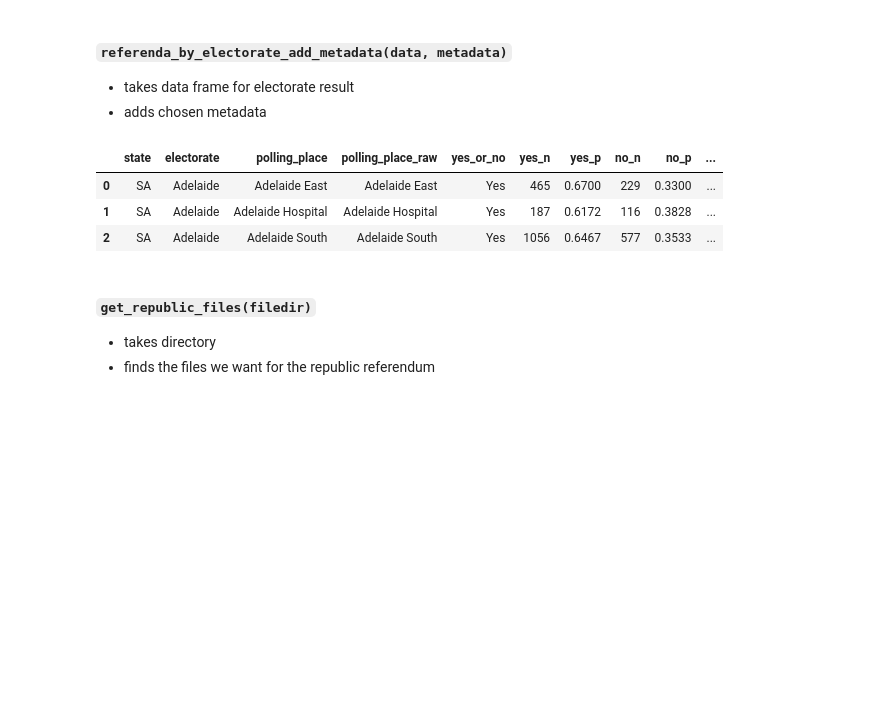
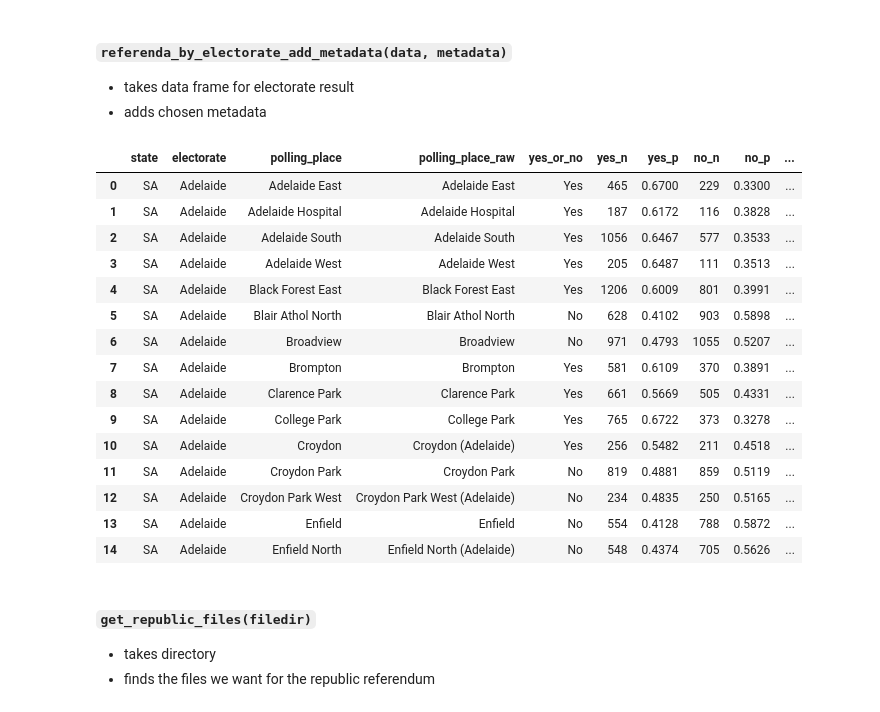
Before and after one commit to jaketclarke/australian_referenda, a Jupyter notebook: referenda_data_cleanup.ipynb, the cells around one changed output. Cells and saved outputs as stored; diff of their text form; code cells hidden in the pictures; blank space fills up the shorter version.

```diff
--- a/referenda_data_cleanup.ipynb
+++ b/referenda_data_cleanup.ipynb
@@ -294,23 +305,35 @@ def referenda_by_electorate_add_metadata(data, metadata):
 # %%
 # get file
 filepath = '1999_referenda/results_by_polling_place/v4_3ADEL.XLS'
 
 # get and tidy metadata
 metadata = referenda_by_electorate_get_metadata(filepath)
 metadata = referenda_by_electorate_tidy_metadata(metadata)
 
 # get data
 data = referenda_by_electorate_get_data(filepath)
 
 # append metadata to data
 data = referenda_by_electorate_add_metadata(data, metadata)
 
-data.head(3)
+data.head(15)
 # %% [output]
 |  | state | electorate | polling_place | polling_place_raw | yes_or_no | yes_n | yes_p | no_n | no_p | ... |
 | 0 | SA | Adelaide | Adelaide East | Adelaide East | Yes | 465 | 0.6700 | 229 | 0.3300 | ... |
 | 1 | SA | Adelaide | Adelaide Hospital | Adelaide Hospital | Yes | 187 | 0.6172 | 116 | 0.3828 | ... |
 | 2 | SA | Adelaide | Adelaide South | Adelaide South | Yes | 1056 | 0.6467 | 577 | 0.3533 | ... |
+| 3 | SA | Adelaide | Adelaide West | Adelaide West | Yes | 205 | 0.6487 | 111 | 0.3513 | ... |
+| 4 | SA | Adelaide | Black Forest East | Black Forest East | Yes | 1206 | 0.6009 | 801 | 0.3991 | ... |
+| 5 | SA | Adelaide | Blair Athol North | Blair Athol North | No | 628 | 0.4102 | 903 | 0.5898 | ... |
+| 6 | SA | Adelaide | Broadview | Broadview | No | 971 | 0.4793 | 1055 | 0.5207 | ... |
+| 7 | SA | Adelaide | Brompton | Brompton | Yes | 581 | 0.6109 | 370 | 0.3891 | ... |
+| 8 | SA | Adelaide | Clarence Park | Clarence Park | Yes | 661 | 0.5669 | 505 | 0.4331 | ... |
+| 9 | SA | Adelaide | College Park | College Park | Yes | 765 | 0.6722 | 373 | 0.3278 | ... |
+| 10 | SA | Adelaide | Croydon | Croydon (Adelaide) | Yes | 256 | 0.5482 | 211 | 0.4518 | ... |
+| 11 | SA | Adelaide | Croydon Park | Croydon Park | No | 819 | 0.4881 | 859 | 0.5119 | ... |
+| 12 | SA | Adelaide | Croydon Park West | Croydon Park West (Adelaide) | No | 234 | 0.4835 | 250 | 0.5165 | ... |
+| 13 | SA | Adelaide | Enfield | Enfield | No | 554 | 0.4128 | 788 | 0.5872 | ... |
+| 14 | SA | Adelaide | Enfield North | Enfield North (Adelaide) | No | 548 | 0.4374 | 705 | 0.5626 | ... |
 # %% [markdown]
 #### `get_republic_files(filedir)`
 * takes directory
```
Also changed, not shown: parts of 9 cells of this notebook.
